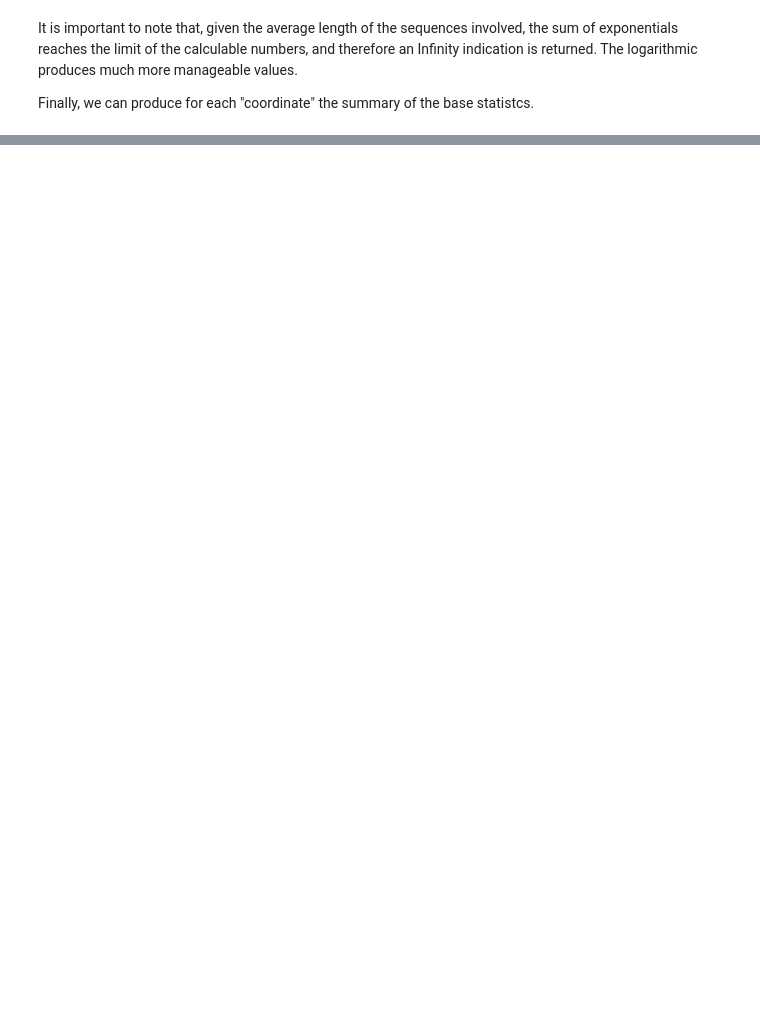
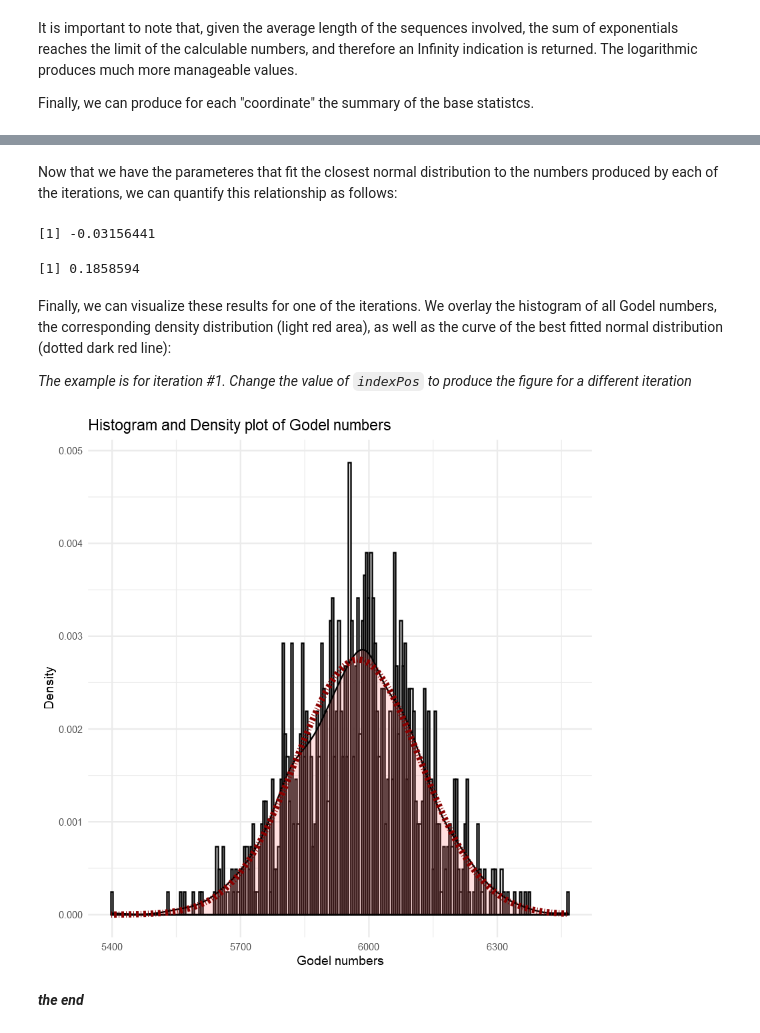
Before and after one commit to fpsom/godel, a Jupyter notebook: Biological-Sequences-and-Godel-numbers.ipynb, the cells around one changed output, grey strips where cells are left out. Drawn from its saved outputs; the diff is of its cells as text; code cells hidden in the pictures; blank space fills up the shorter version.

```diff
--- a/Biological-Sequences-and-Godel-numbers.ipynb
+++ b/Biological-Sequences-and-Godel-numbers.ipynb
@@ -306,6 +299,0 @@ We can also investigate the relationship of the histogram with a normal distribu
-# %%
-fit <- fitdistr(godelValuePoints[, 1], "normal")
-para <- fit$estimate
-hist(godelValuePoints[, 1], prob = TRUE, breaks=100)
-curve(dnorm(x, para[1], para[2]), col = 2, add = TRUE)
-para
@@ -357,0 +339,39 @@ para
+# %%
+para <- matrix(nrow=numberOfPoints, ncol = 2)
+for (indexPos in 1:numberOfPoints) {
+  fit <- fitdistr(godelValuePoints[, indexPos], "normal")
+  para[indexPos, 1] <- fit$estimate["mean"]
+  para[indexPos, 2] <- fit$estimate["sd"]
+}
+# %% [markdown]
+Now that we have the parameteres that fit the closest normal distribution to the numbers produced by each of the iterations, we can quantify this relationship as follows:
+# %%
+# Mean of the difference in the Mean value (as a percentage)
+mean(((para[,1]-theoreticalMeanEqual)/para[,1])*100)
+# %% [output]
+[1] -0.03156441
+# %%
+# Mean of the difference in the Standard Deviation value (as a percentage)
+mean(((para[,2]-theoreticalStdEqual)/para[,2])*100)
+# %% [output]
+[1] 0.1858594
+# %% [markdown]
+Finally, we can visualize these results for one of the iterations. We overlay the histogram of all Godel numbers, the corresponding density distribution (light red area), as well as the curve of the best fitted normal distribution (dotted dark red line):
+
+_The example is for iteration #1. Change the value of `indexPos` to produce the figure for a different iteration_
+# %%
+indexPos = 1
+
+binwidthPlot = 5
+
+ggplot(godelValuePoints, aes(x=godelValuePoints[, indexPos]), environment = environment()) +
+  geom_histogram(aes(y=..density..), colour="black", fill="white", binwidth=binwidthPlot)+
+  geom_density(alpha=.2, fill="#FF6666") +
+  stat_function(fun = dnorm, args = list(mean = para[indexPos, 1], sd = para[indexPos, 2]), color = "darkred", size = 2, linetype = "dotdash") +
+  labs(title= "Histogram and Density plot of Godel numbers",x="Godel numbers", y = "Density")+
+  scale_color_brewer(palette="Accent") +
+  theme_minimal()
+# %% [output]
+[figure, added]
+# %% [markdown]
+_**the end**_
```
Also changed, not shown: parts of 18 cells of this notebook, 6 other files.
